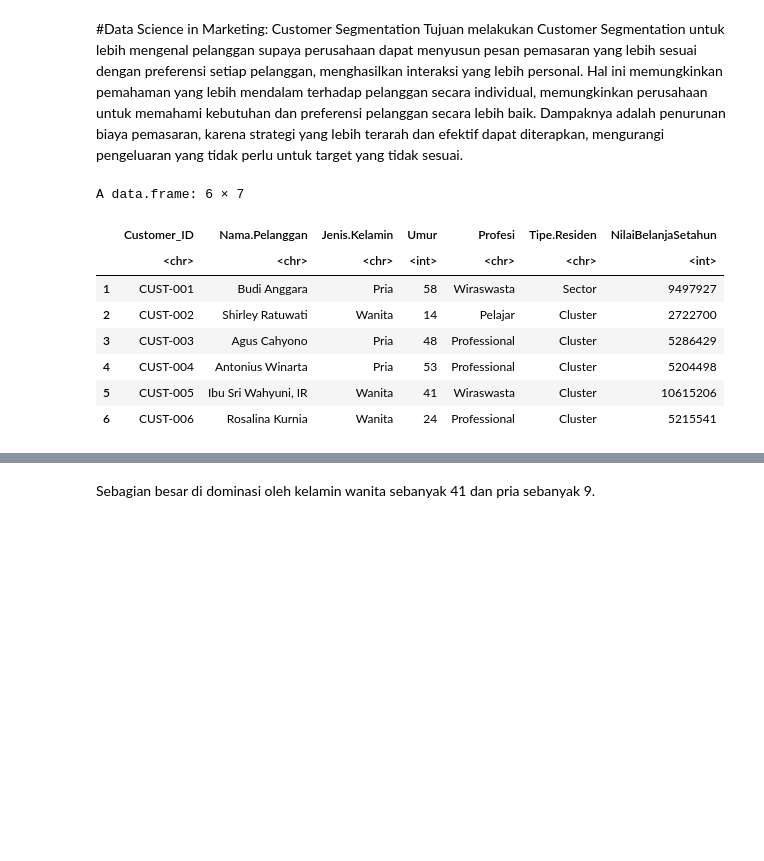
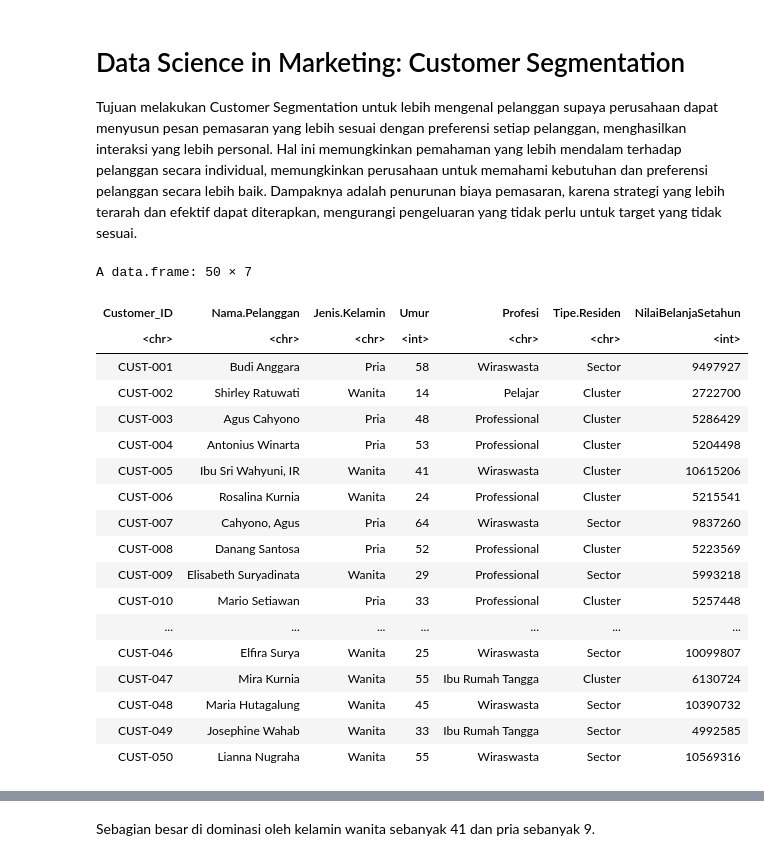
Before and after one commit to Raymon360/Customer-Segmentation, a Jupyter notebook: customer_segmentation.ipynb, the cells around one changed output, grey strips where cells are left out. Drawn from its saved outputs; the diff is of its cells as text; code cells hidden in the pictures; blank space fills up the shorter version.

```diff
--- a/customer_segmentation.ipynb
+++ b/customer_segmentation.ipynb
@@ -1,17 +1,27 @@
 # %% [markdown]
-#Data Science in Marketing: Customer Segmentation
+# Data Science in Marketing: Customer Segmentation
 Tujuan melakukan Customer Segmentation untuk lebih mengenal pelanggan supaya perusahaan dapat menyusun pesan pemasaran yang lebih sesuai dengan preferensi setiap pelanggan, menghasilkan interaksi yang lebih personal. Hal ini memungkinkan pemahaman yang lebih mendalam terhadap pelanggan secara individual, memungkinkan perusahaan untuk memahami kebutuhan dan preferensi pelanggan secara lebih baik. Dampaknya adalah penurunan biaya pemasaran, karena strategi yang lebih terarah dan efektif dapat diterapkan, mengurangi pengeluaran yang tidak perlu untuk target yang tidak sesuai.
 # %%
 # Get the data
 pelanggan <- read.csv("https://academy.dqlab.id/dataset/customer_segments.txt", sep="\t")
-head(pelanggan)
+pelanggan
 # %% [output]
-A data.frame: 6 × 7
+A data.frame: 50 × 7
-|  | Customer_ID | Nama.Pelanggan | Jenis.Kelamin | Umur | Profesi | Tipe.Residen | NilaiBelanjaSetahun |
-|  | <chr> | <chr> | <chr> | <int> | <chr> | <chr> | <int> |
-| 1 | CUST-001 | Budi Anggara | Pria | 58 | Wiraswasta | Sector | 9497927 |
-| 2 | CUST-002 | Shirley Ratuwati | Wanita | 14 | Pelajar | Cluster | 2722700 |
-| 3 | CUST-003 | Agus Cahyono | Pria | 48 | Professional | Cluster | 5286429 |
-| 4 | CUST-004 | Antonius Winarta | Pria | 53 | Professional | Cluster | 5204498 |
-| 5 | CUST-005 | Ibu Sri Wahyuni, IR | Wanita | 41 | Wiraswasta | Cluster | 10615206 |
-| 6 | CUST-006 | Rosalina Kurnia | Wanita | 24 | Professional | Cluster | 5215541 |
+| Customer_ID | Nama.Pelanggan | Jenis.Kelamin | Umur | Profesi | Tipe.Residen | NilaiBelanjaSetahun |
+| <chr> | <chr> | <chr> | <int> | <chr> | <chr> | <int> |
+| CUST-001 | Budi Anggara | Pria | 58 | Wiraswasta | Sector | 9497927 |
+| CUST-002 | Shirley Ratuwati | Wanita | 14 | Pelajar | Cluster | 2722700 |
+| CUST-003 | Agus Cahyono | Pria | 48 | Professional | Cluster | 5286429 |
+| CUST-004 | Antonius Winarta | Pria | 53 | Professional | Cluster | 5204498 |
+| CUST-005 | Ibu Sri Wahyuni, IR | Wanita | 41 | Wiraswasta | Cluster | 10615206 |
+| CUST-006 | Rosalina Kurnia | Wanita | 24 | Professional | Cluster | 5215541 |
+| CUST-007 | Cahyono, Agus | Pria | 64 | Wiraswasta | Sector | 9837260 |
+| CUST-008 | Danang Santosa | Pria | 52 | Professional | Cluster | 5223569 |
+| CUST-009 | Elisabeth Suryadinata | Wanita | 29 | Professional | Sector | 5993218 |
+| CUST-010 | Mario Setiawan | Pria | 33 | Professional | Cluster | 5257448 |
+| ... | ... | ... | ... | ... | ... | ... |
+| CUST-046 | Elfira Surya | Wanita | 25 | Wiraswasta | Sector | 10099807 |
+| CUST-047 | Mira Kurnia | Wanita | 55 | Ibu Rumah Tangga | Cluster | 6130724 |
+| CUST-048 | Maria Hutagalung | Wanita | 45 | Wiraswasta | Sector | 10390732 |
+| CUST-049 | Josephine Wahab | Wanita | 33 | Ibu Rumah Tangga | Sector | 4992585 |
+| CUST-050 | Lianna Nugraha | Wanita | 55 | Wiraswasta | Sector | 10569316 |
```
Also changed, not shown: parts of 8 cells of this notebook, 6 other files.
